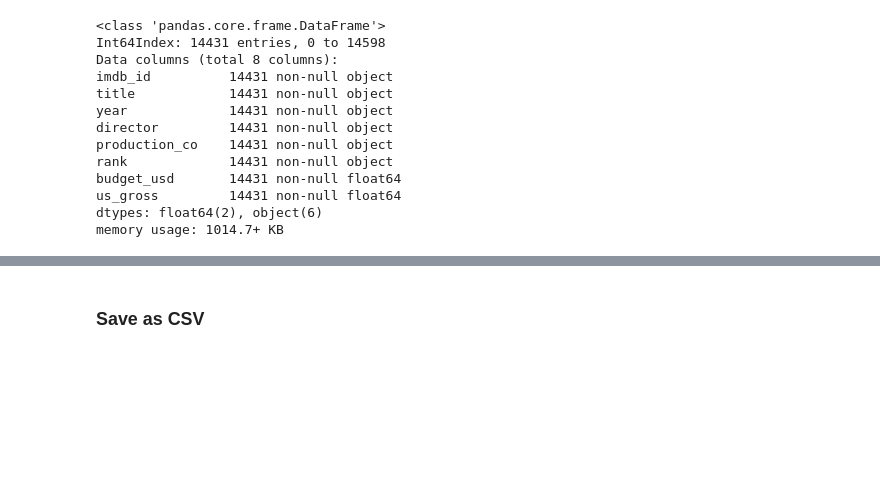
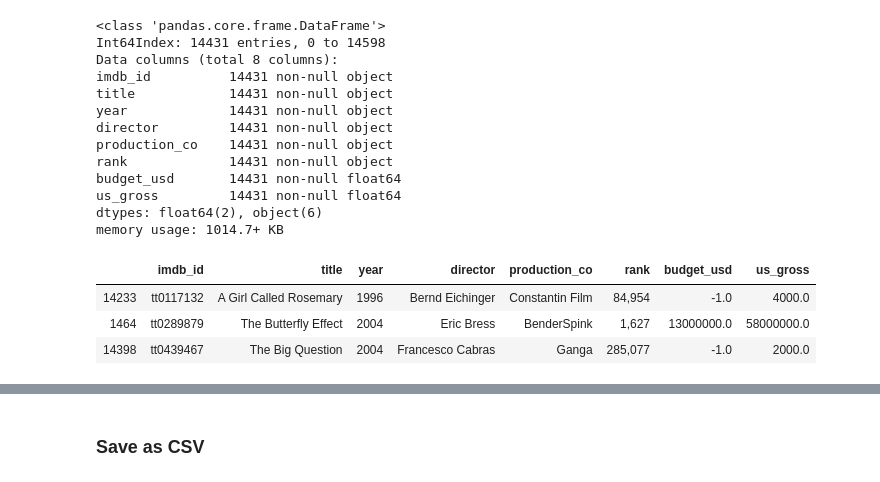
Before and after one commit to jneums/movie-analysis, a Jupyter notebook: notebooks/data_scrubbing.ipynb, the cells around one changed output, grey strips where cells are left out. Saved outputs shown, nothing was run; the diff lists cells and outputs as text; code cells hidden in the pictures; blank space fills up the shorter version.

```diff
--- a/notebooks/data_scrubbing.ipynb
+++ b/notebooks/data_scrubbing.ipynb
@@ -50,3 +39,5 @@ memory usage: 1.0+ MB
+# %%
+revenue_df = revenue_df[:-1]
 # %% [markdown]
 ### Changes:
 
@@ -79,7 +70,7 @@ def get_conversion_rate(value):
     elif 'THB' in value:
         return 32.68
     elif 'EM' in value:
-        return 0 # cant find info on EM
+        return 1 # cant find info on EM
     elif 'JPY' in value:
         return 110.75
     elif 'SKW' in value:
@@ -114,6 +105,10 @@ def get_conversion_rate(value):
         return 135.07
     elif 'PLN' in value:
         return 4.23
+    elif 'KRW' in value:
+        return 1228.97
+    elif 'ITL' in value:
+        return 1804.64
     else:
         return 1
 # %%
@@ -140,20 +135,21 @@ def convert_money(value):
     Returns:
         value (int): currency converted to USD and in standard numeric form
     """
-    # type checking
-    if (type(value) != str):
-        return None
+    # type check:
+    if type(value) != str:
+        return
+
     # check currency sign and get coefficient
     coef = get_conversion_rate(value)
     value = strip_currency_code(value)
     if 'K' in value:
-        value = float(value.strip('K')) * 1000 * coef
+        value = (float(value.strip('K')) * 1000) / coef
     elif 'MM' in value:
-        value = float(value.strip('MM')) * 1000000 * coef
+        value = (float(value.strip('MM')) * 1000000) / coef
     elif 'B' in value:
-        value = float(value.strip('B')) * 1000000000 * coef
+        value = (float(value.strip('B')) * 1000000000) / coef
     else:
-        value = float(value.strip()) * coef
-    return int(value)
+        value = float(value.strip()) / coef
+    return value
 # %%
 revenue_df['us_gross'] = revenue_df['us_gross'].apply(convert_money)
@@ -245,3 +256,10 @@ budget_usd       14431 non-null float64
 us_gross         14431 non-null float64
 dtypes: float64(2), object(6)
 memory usage: 1014.7+ KB
+# %%
+revenue_df.sample(3)
+# %% [output]
+|  | imdb_id | title | year | director | production_co | rank | budget_usd | us_gross |
+| 14233 | tt0117132 | A Girl Called Rosemary | 1996 | Bernd Eichinger | Constantin Film | 84,954 | -1.0 | 4000.0 |
+| 1464 | tt0289879 | The Butterfly Effect | 2004 | Eric Bress | BenderSpink | 1,627 | 13000000.0 | 58000000.0 |
+| 14398 | tt0439467 | The Big Question | 2004 | Francesco Cabras | Ganga | 285,077 | -1.0 | 2000.0 |
```
Also changed, not shown: parts of 54 cells of this notebook, 10 other files.
